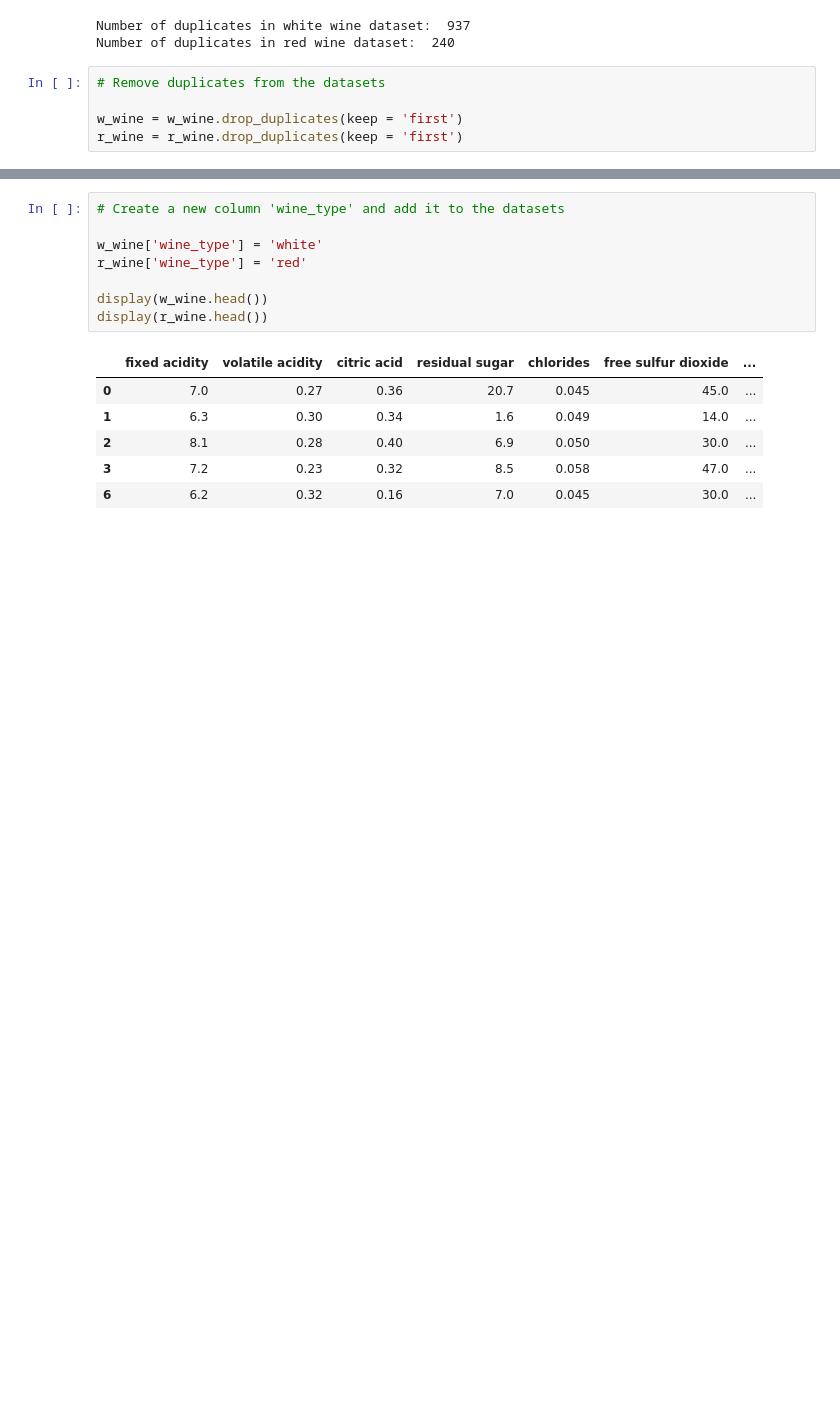
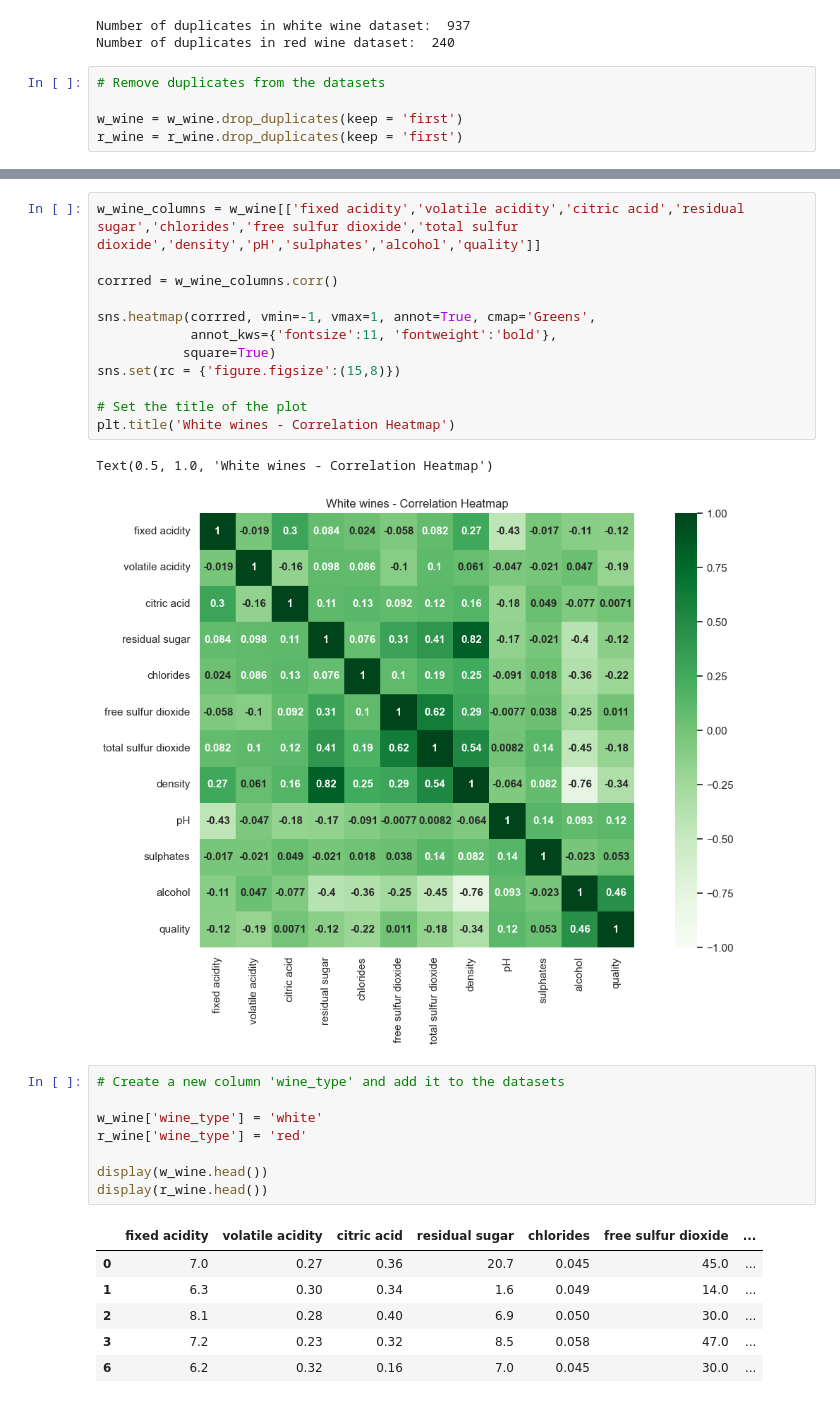
Before and after one commit to sfdatade/blueberry_winerys_project_ML, a Jupyter notebook: ML_wines_presentation.ipynb, the cells around one changed output, grey strips where cells are left out. Drawn from its saved outputs; the diff is of its cells as text; blank space fills up the shorter version.

```diff
--- a/ML_wines_presentation.ipynb
+++ b/ML_wines_presentation.ipynb
@@ -106,3 +123,18 @@ r_wine = r_wine.drop_duplicates(keep = 'first')
+# %%
+w_wine_columns = w_wine[['fixed acidity','volatile acidity','citric acid','residual sugar','chlorides','free sulfur dioxide','total sulfur dioxide','density','pH','sulphates','alcohol','quality']]
+
+corrred = w_wine_columns.corr()
+
+sns.heatmap(corrred, vmin=-1, vmax=1, annot=True, cmap='Greens',
+            annot_kws={'fontsize':11, 'fontweight':'bold'},
+           square=True)
+sns.set(rc = {'figure.figsize':(15,8)})
+
+# Set the title of the plot
+plt.title('White wines - Correlation Heatmap')
+# %% [output]
+Text(0.5, 1.0, 'White wines - Correlation Heatmap')
+[figure, added]
 # %%
 # Create a new column 'wine_type' and add it to the datasets
 
```
Also changed, not shown: parts of 8 cells of this notebook, 1 other file.
